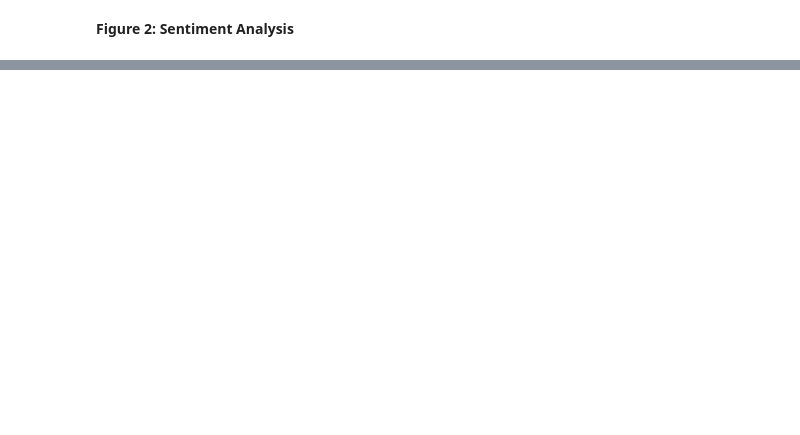
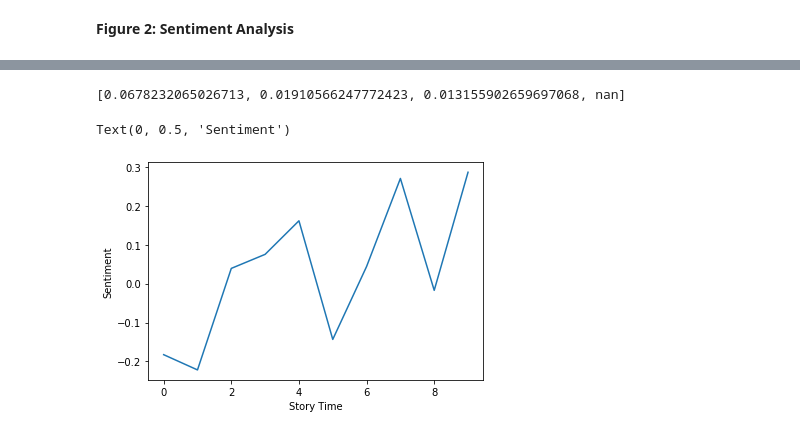
Before and after one commit to azpoliak/birthing_experiences, a Jupyter notebook: src/notebooks/Re-implementing Maria's paper.ipynb, the cells around one changed output, grey strips where cells are left out. Cells and saved outputs as stored; diff of their text form; code cells hidden in the pictures; blank space fills up the shorter version.

```diff
--- a/src/notebooks/Re-implementing Maria's paper.ipynb
+++ b/src/notebooks/Re-implementing Maria's paper.ipynb
@@ -338,3 +371,17 @@ To everyone out there who is still waiting – it is totally worth it. {'neg': 0
+# %%
+all_scores = list(sentiment_df['10 mean scores per story'])
+for story in all_scores:
+    for num in story:
+# %% [output]
+[0.0678232065026713, 0.01910566247772423, 0.013155902659697068, nan]
+# %%
+#plots average sentiment score over the course of the story
+plt.plot(story_scores)
+plt.xlabel('Story Time')
+plt.ylabel('Sentiment')
+# %% [output]
+Text(0, 0.5, 'Sentiment')
+[figure, added]
 # %%
 #clean titles for bigram detection
 #def clean_titles(series):
```
Also changed, not shown: parts of 33 cells of this notebook.
